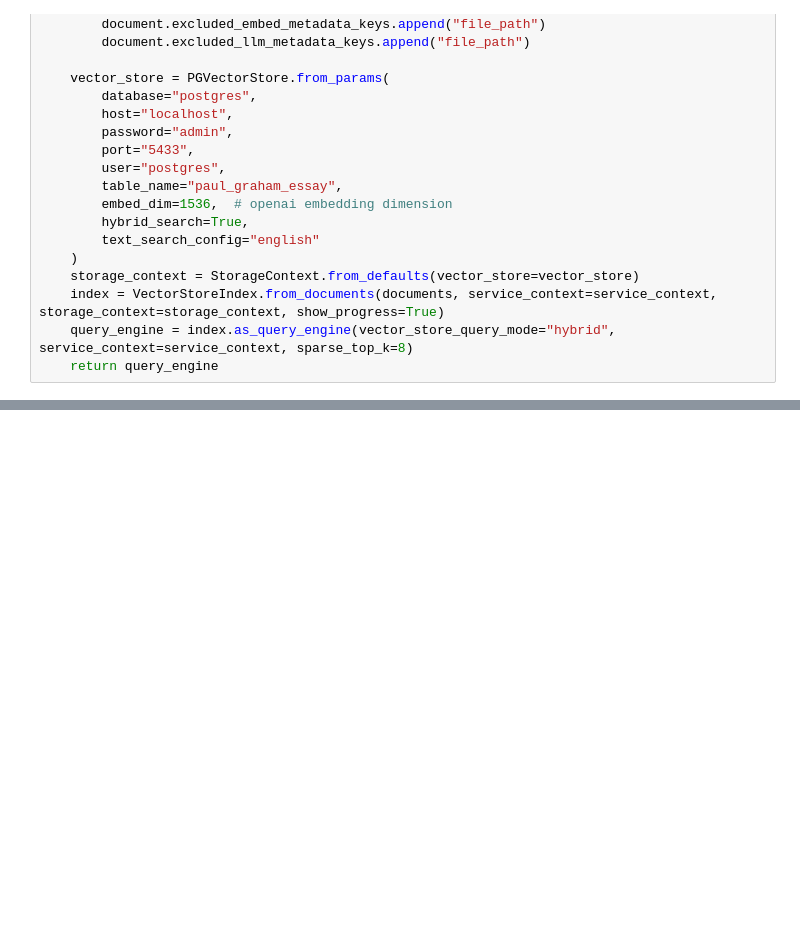
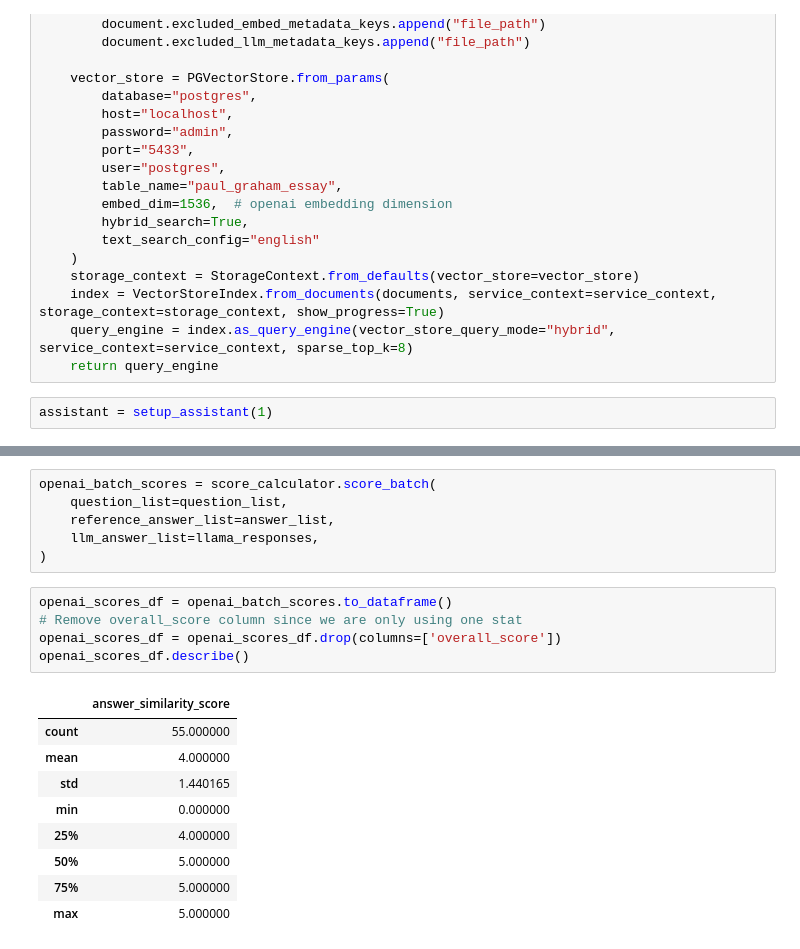
Before and after one commit to TonicAI/tonic_validate, a Jupyter notebook: examples/rag_eval_series/llama_eval.ipynb, the cells around one changed output, grey strips where cells are left out. Cells and saved outputs as stored; diff of their text form; blank space fills up the shorter version.

```diff
--- a/examples/rag_eval_series/llama_eval.ipynb
+++ b/examples/rag_eval_series/llama_eval.ipynb
@@ -299,3 +301,5 @@ def setup_assistant(file_count):
     index = VectorStoreIndex.from_documents(documents, service_context=service_context, storage_context=storage_context, show_progress=True)
     query_engine = index.as_query_engine(vector_store_query_mode="hybrid", service_context=service_context, sparse_top_k=8)
     return query_engine
+# %%
+assistant = setup_assistant(1)
@@ -301,0 +325,21 @@ def setup_assistant(file_count):
+# %%
+openai_batch_scores = score_calculator.score_batch(
+    question_list=question_list,
+    reference_answer_list=answer_list,
+    llm_answer_list=llama_responses,
+)
+# %%
+openai_scores_df = openai_batch_scores.to_dataframe()
+# Remove overall_score column since we are only using one stat
+openai_scores_df = openai_scores_df.drop(columns=['overall_score'])
+openai_scores_df.describe()
+# %% [output]
+|  | answer_similarity_score |
+| count | 55.000000 |
+| mean | 4.000000 |
+| std | 1.440165 |
+| min | 0.000000 |
+| 25% | 4.000000 |
+| 50% | 5.000000 |
+| 75% | 5.000000 |
+| max | 5.000000 |
```
Also changed, not shown: parts of 5 cells of this notebook, 5 other files.
